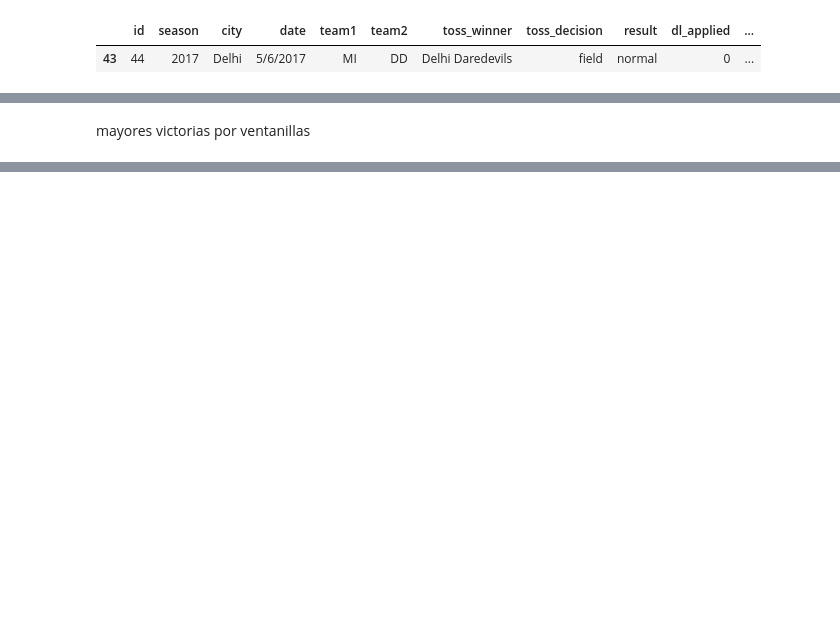
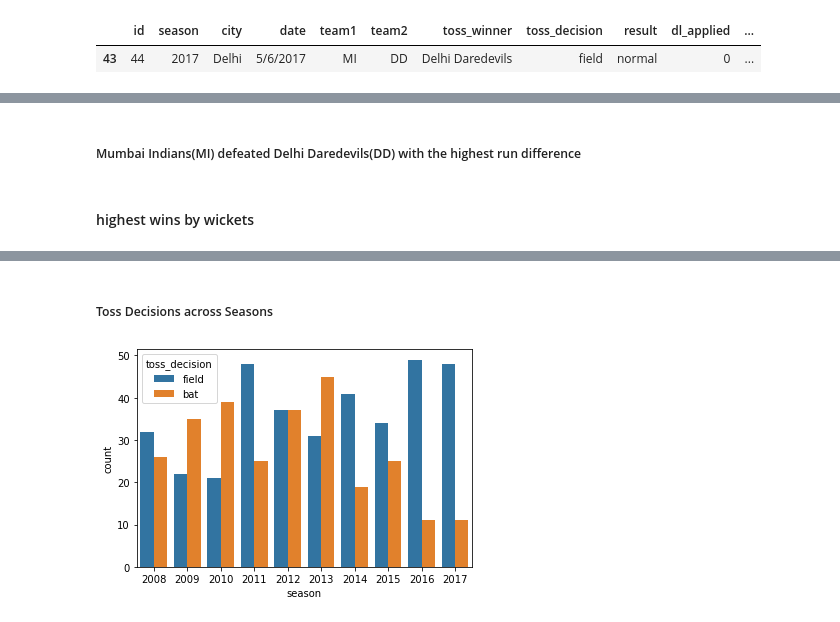
Before and after one commit to Data-Analysis-Projects-Udemy/Project-5-IPL-Data-Analysis-, a Jupyter notebook: IPL_matches.ipynb, the cells around one changed output, grey strips where cells are left out. Drawn from its saved outputs; the diff is of its cells as text; code cells hidden in the pictures; blank space fills up the shorter version.

```diff
--- a/IPL_matches.ipynb
+++ b/IPL_matches.ipynb
@@ -126,5 +120,7 @@ Mumbai Indians (MI) derrotó a Delhi Daredevils (DD) con la mayor diferencia de
-# %% [markdown]
-mayores victorias por ventanillas
+# %% [markdown]
+##### Mumbai Indians(MI) defeated Delhi Daredevils(DD) with the highest run difference
+# %% [markdown]
+#### highest wins by wickets
 # %%
 df[df['win_by_wickets']==df['win_by_wickets'].max()]
 # %% [output]
@@ -139,3 +135,10 @@ df[df['win_by_wickets']==df['win_by_wickets'].max()]
 | 390 | 391 | 2013 | Chandigarh | 4/10/2013 | KXIP | CSK | Chennai Super Kings | field | normal | 0 | ... |
 | 542 | 543 | 2015 | Delhi | 4/26/2015 | DD | RCB | Royal Challengers Bangalore | field | normal | 0 | ... |
 | 590 | 591 | 2016 | Rajkot | 4/21/2016 | GL | SRH | Sunrisers Hyderabad | field | normal | 0 | ... |
+# %% [markdown]
+##### Toss Decisions across Seasons
+# %%
+sns.countplot(x='season',hue='toss_decision',data=df)
+plt.savefig('./images/IPL_1.png')
+# %% [output]
+[figure, added]
```
Also changed, not shown: parts of 46 cells of this notebook, 4 other files.
